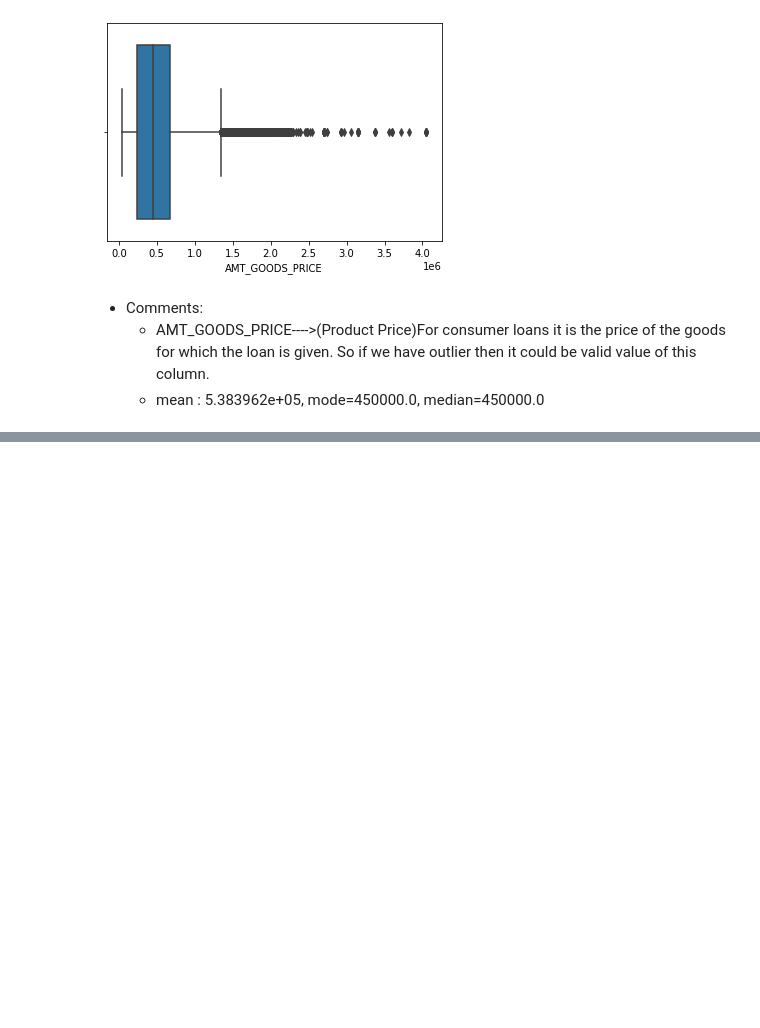
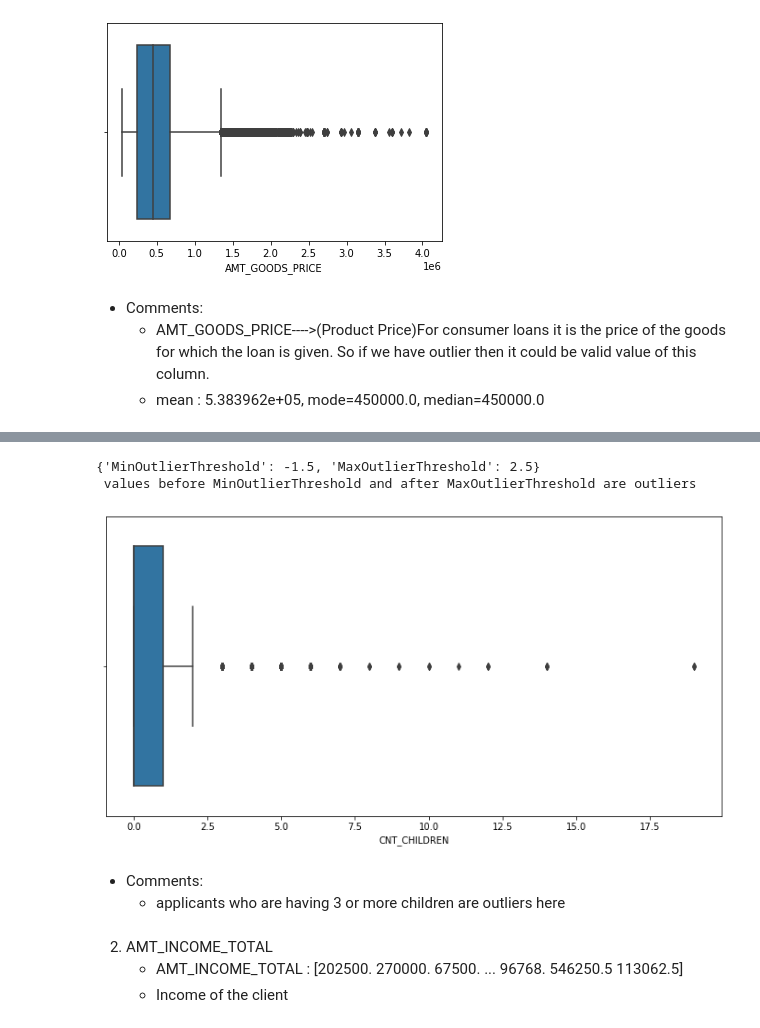
Before and after one commit to ameyabits/UPGrad, a Jupyter notebook: CaseStudy/Bank Loan Case Study/Notebooks/ApplicationData.ipynb, the cells around one changed output, grey strips where cells are left out. Drawn from its saved outputs; the diff is of its cells as text; code cells hidden in the pictures; blank space fills up the shorter version.

Commit message:
Outliers are identified

```diff
--- a/CaseStudy/Bank Loan Case Study/Notebooks/ApplicationData.ipynb
+++ b/CaseStudy/Bank Loan Case Study/Notebooks/ApplicationData.ipynb
@@ -538,0 +725,2 @@ MODE: 450000.0
+# %%
+Bank_AppData_DF['YEARS_ID_PUBLISH']=Bank_AppData_DF['DAYS_ID_PUBLISH'].apply(lambda x: round(x/365))
@@ -538,0 +746,2 @@ MODE: 450000.0
+# %%
+Bank_AppData_DF['DAYS_LAST_PHONE_CHANGE']=Bank_AppData_DF['DAYS_LAST_PHONE_CHANGE'].apply(lambda x: abs(x) if x<0 else x)
@@ -538,0 +752,2 @@ MODE: 450000.0
+# %%
+Bank_AppData_DF['YEARS_LAST_PHONE_CHANGE']=Bank_AppData_DF['DAYS_LAST_PHONE_CHANGE'].apply(lambda x:x if np.isnan(x) else round(x/365),0)
@@ -538,0 +764,13 @@ MODE: 450000.0
+# %%
+
+def calcIQR(IQR_func_df,colName):
+
+    Q1= IQR_func_df[colName].quantile(0.25)
+    Q3= IQR_func_df[colName].quantile(0.75)
+
+    IQR= Q3-Q1
+    outliers={}
+    outliers['MinOutlierThreshold']=Q1- 1.5*IQR
+    outliers['MaxOutlierThreshold']=Q3+1.5*IQR
+
+    return outliers
@@ -538,0 +823,18 @@ MODE: 450000.0
+# %%
+
+print(calcIQR(Bank_AppData_DF,'CNT_CHILDREN'),'\n','values before MinOutlierThreshold and after MaxOutlierThreshold are outliers')
+
+plt.figure(figsize=(12,6))
+sns.boxplot(Bank_AppData_DF['CNT_CHILDREN'])
+plt.show()
+# %% [output]
+{'MinOutlierThreshold': -1.5, 'MaxOutlierThreshold': 2.5}
+ values before MinOutlierThreshold and after MaxOutlierThreshold are outliers
+[figure, added]
+# %% [markdown]
+- Comments:
+    * applicants who are having 3 or more children are outliers here
+# %% [markdown]
+2. AMT_INCOME_TOTAL
+    - AMT_INCOME_TOTAL : [202500.  270000.   67500.  ...  96768.  546250.5 113062.5]
+    - Income of the client
```
Also changed, not shown: parts of 67 cells of this notebook.
